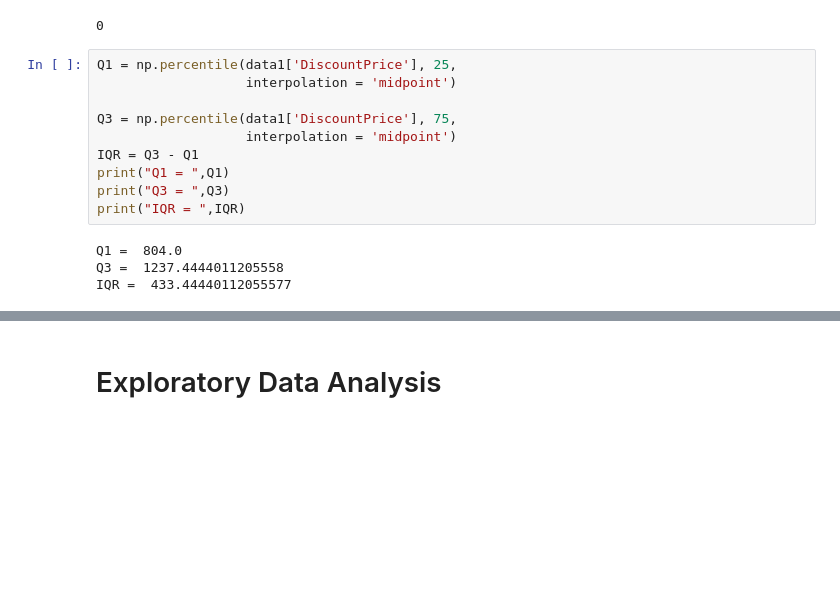
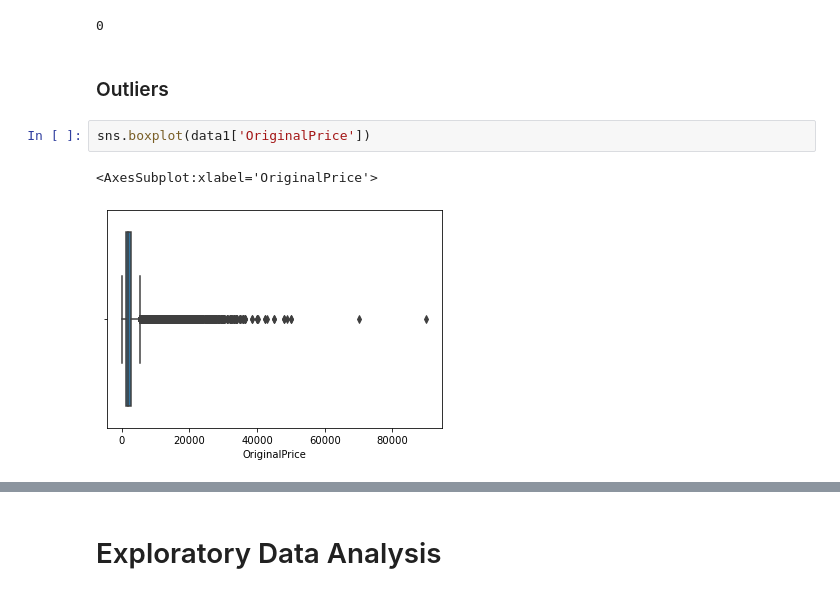
Before and after one commit to Jahanwi07/Myntra-Online-Shopping, a Jupyter notebook: EDA _PROJECT.ipynb, the cells around one changed output, grey strips where cells are left out. Cells and saved outputs as stored; diff of their text form; blank space fills up the shorter version.

```diff
--- a/EDA _PROJECT.ipynb
+++ b/EDA _PROJECT.ipynb
@@ -332,17 +338,10 @@ float(100.0*74306/526564)
 data1.DiscountOffer.isnull().sum()
 # %% [output]
 0
-# %%
-Q1 = np.percentile(data1['DiscountPrice'], 25,
-                   interpolation = 'midpoint')
-
-Q3 = np.percentile(data1['DiscountPrice'], 75,
-                   interpolation = 'midpoint')
-IQR = Q3 - Q1
-print("Q1 = ",Q1)
-print("Q3 = ",Q3)
-print("IQR = ",IQR)
-# %% [output]
-Q1 =  804.0
-Q3 =  1237.4444011205558
-IQR =  433.44440112055577
+# %% [markdown]
+### Outliers
+# %%
+sns.boxplot(data1['OriginalPrice'])
+# %% [output]
+<AxesSubplot:xlabel='OriginalPrice'>
+[figure, added]
```
Also changed, not shown: parts of 46 cells of this notebook.
